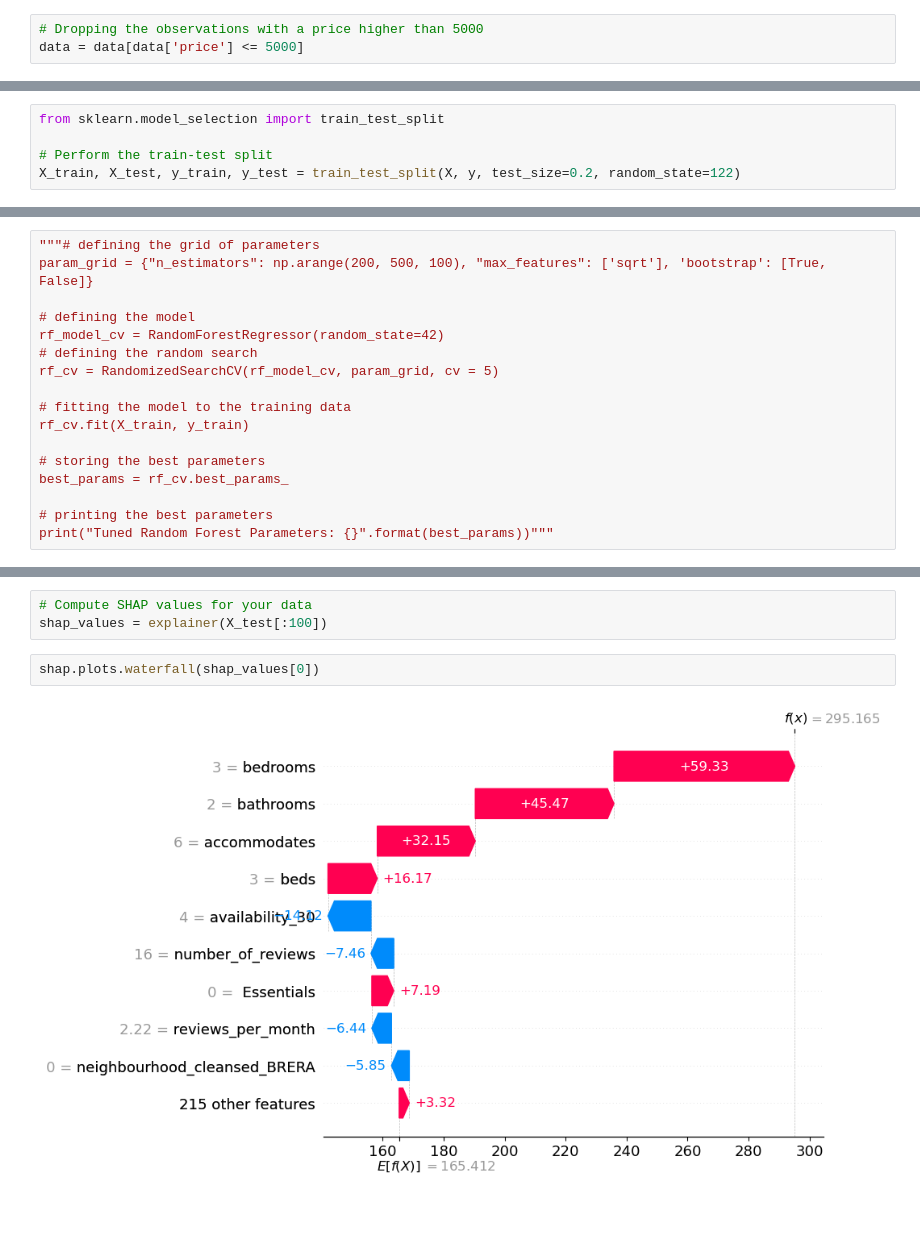
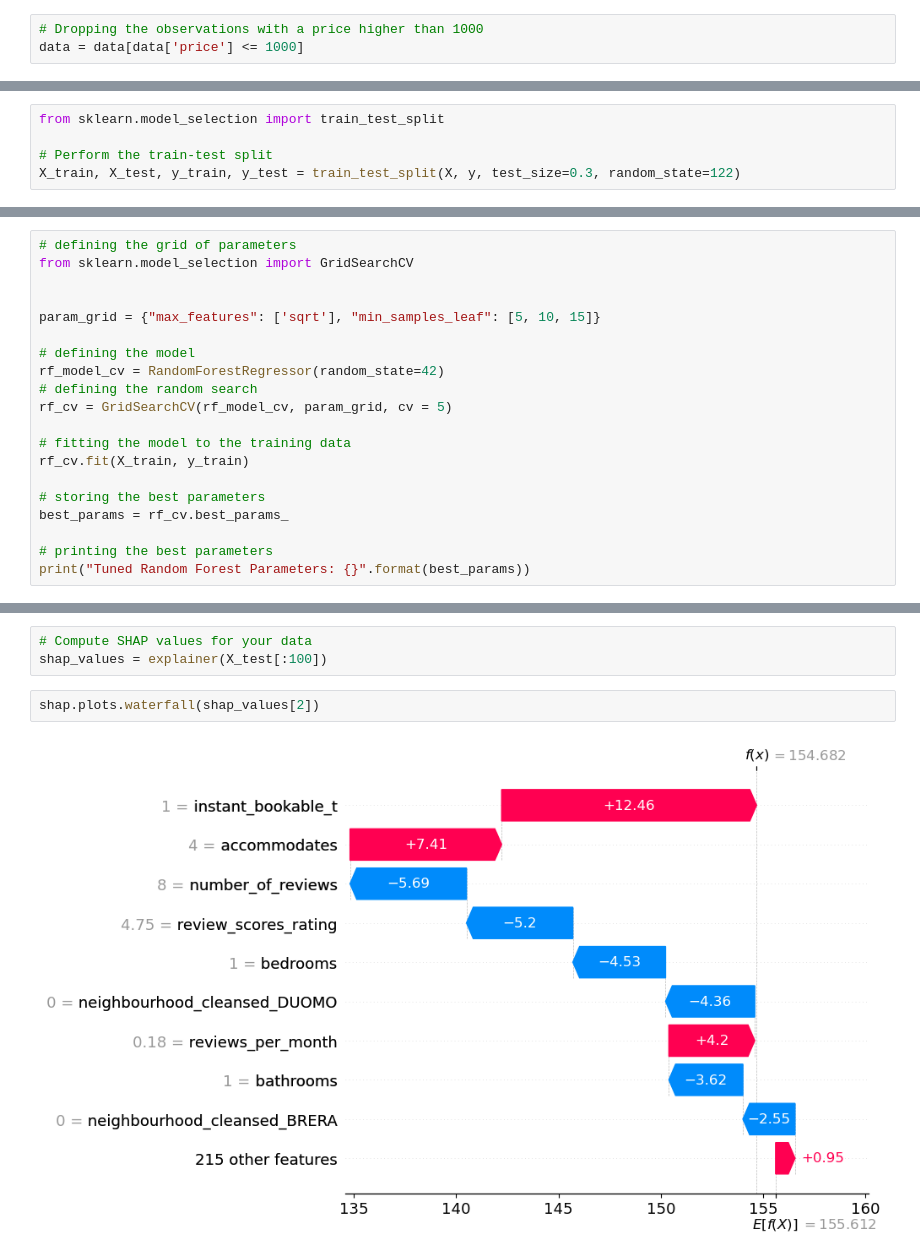
Before and after one commit to navaei-amir/DA3-phdma, a Jupyter notebook: HW2/HW2.ipynb, the cells around one changed output, grey strips where cells are left out. Cells and saved outputs as stored; diff of their text form; blank space fills up the shorter version.

Commit message:
Running shap values with 1000 obs

```diff
--- a/HW2/HW2.ipynb
+++ b/HW2/HW2.ipynb
@@ -395,3 +399,3 @@ data_zero[data_zero > 0.99].shape[0]
 # %%
-# Dropping the observations with a price higher than 5000
-data = data[data['price'] <= 5000]
+# Dropping the observations with a price higher than 1000
+data = data[data['price'] <= 1000]
@@ -457,7 +469,7 @@ y_dec = data_dec['price']
 from sklearn.model_selection import train_test_split
 
 # Perform the train-test split
-X_train, X_test, y_train, y_test = train_test_split(X, y, test_size=0.2, random_state=122)
+X_train, X_test, y_train, y_test = train_test_split(X, y, test_size=0.3, random_state=122)
 # %% [markdown]
 * For linear regression it is necessary to scale the data.
 # %%
@@ -971,13 +987,16 @@ Train_RMSE.append(rf_train_rmse)
 Test_RMSE.append(rf_test_rmse)
 Dec_RMSE.append(rf_new_rmse)
 # %%
-"""# defining the grid of parameters
-param_grid = {"n_estimators": np.arange(200, 500, 100), "max_features": ['sqrt'], 'bootstrap': [True, False]}
+# defining the grid of parameters
+from sklearn.model_selection import GridSearchCV
+
+
+param_grid = {"max_features": ['sqrt'], "min_samples_leaf": [5, 10, 15]}
 
 # defining the model
 rf_model_cv = RandomForestRegressor(random_state=42)
 # defining the random search
-rf_cv = RandomizedSearchCV(rf_model_cv, param_grid, cv = 5)
+rf_cv = GridSearchCV(rf_model_cv, param_grid, cv = 5)
 
 # fitting the model to the training data
 rf_cv.fit(X_train, y_train)
@@ -986,5 +1005,5 @@ rf_cv.fit(X_train, y_train)
 best_params = rf_cv.best_params_
 
 # printing the best parameters
-print("Tuned Random Forest Parameters: {}".format(best_params))"""
+print("Tuned Random Forest Parameters: {}".format(best_params))
 # %% [output]
@@ -1183,8 +1204,8 @@ shap.plots.bar(shap_values)
 # Compute SHAP values for your data
 shap_values = explainer(X_test[:100])
 # %%
-shap.plots.waterfall(shap_values[0])
+shap.plots.waterfall(shap_values[2])
 # %% [output]
-[figure, old version]
+[figure, new version]
 # %%
 shap.plots.bar(shap_values)
```
Also changed, not shown: parts of 62 cells of this notebook.
